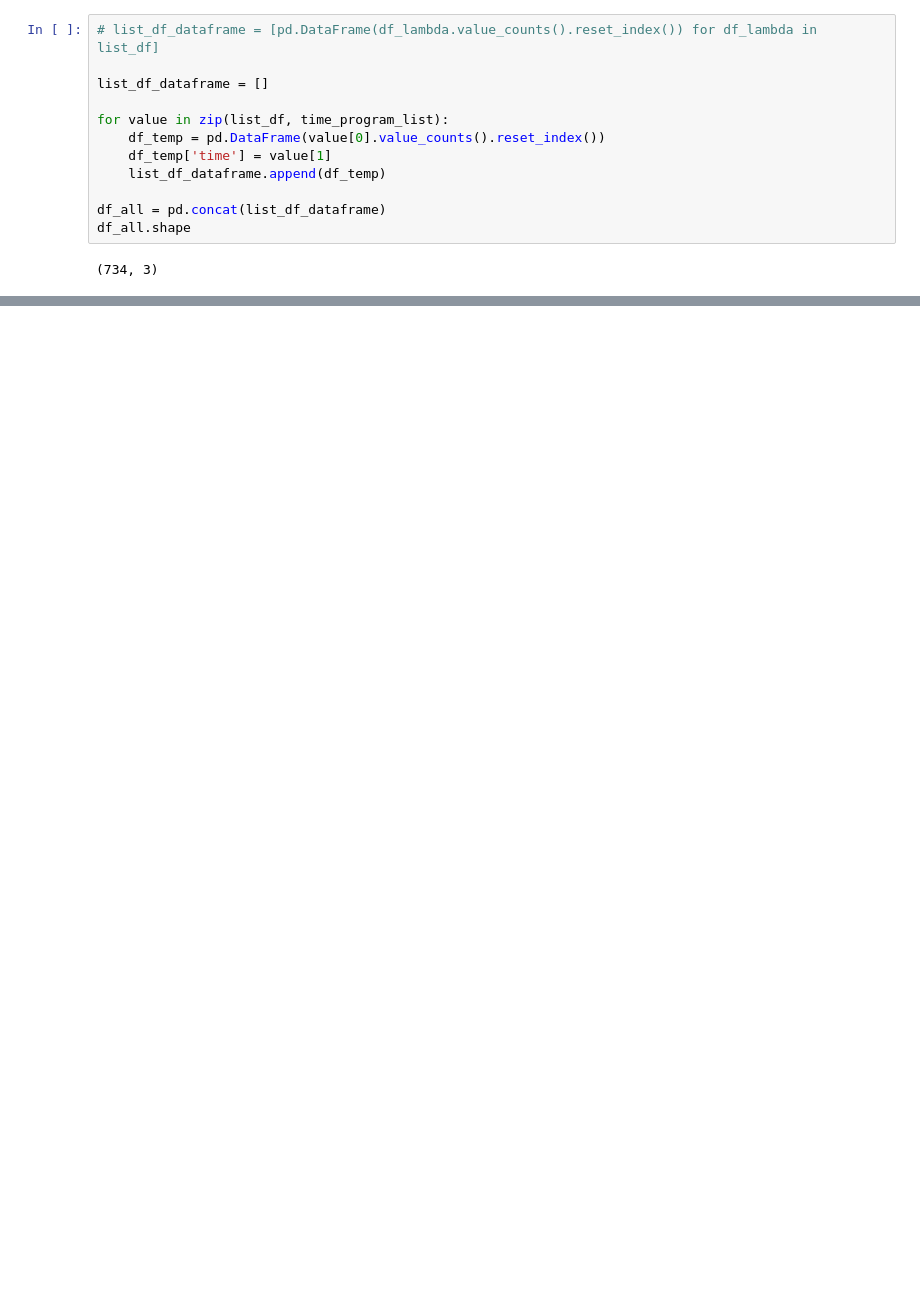
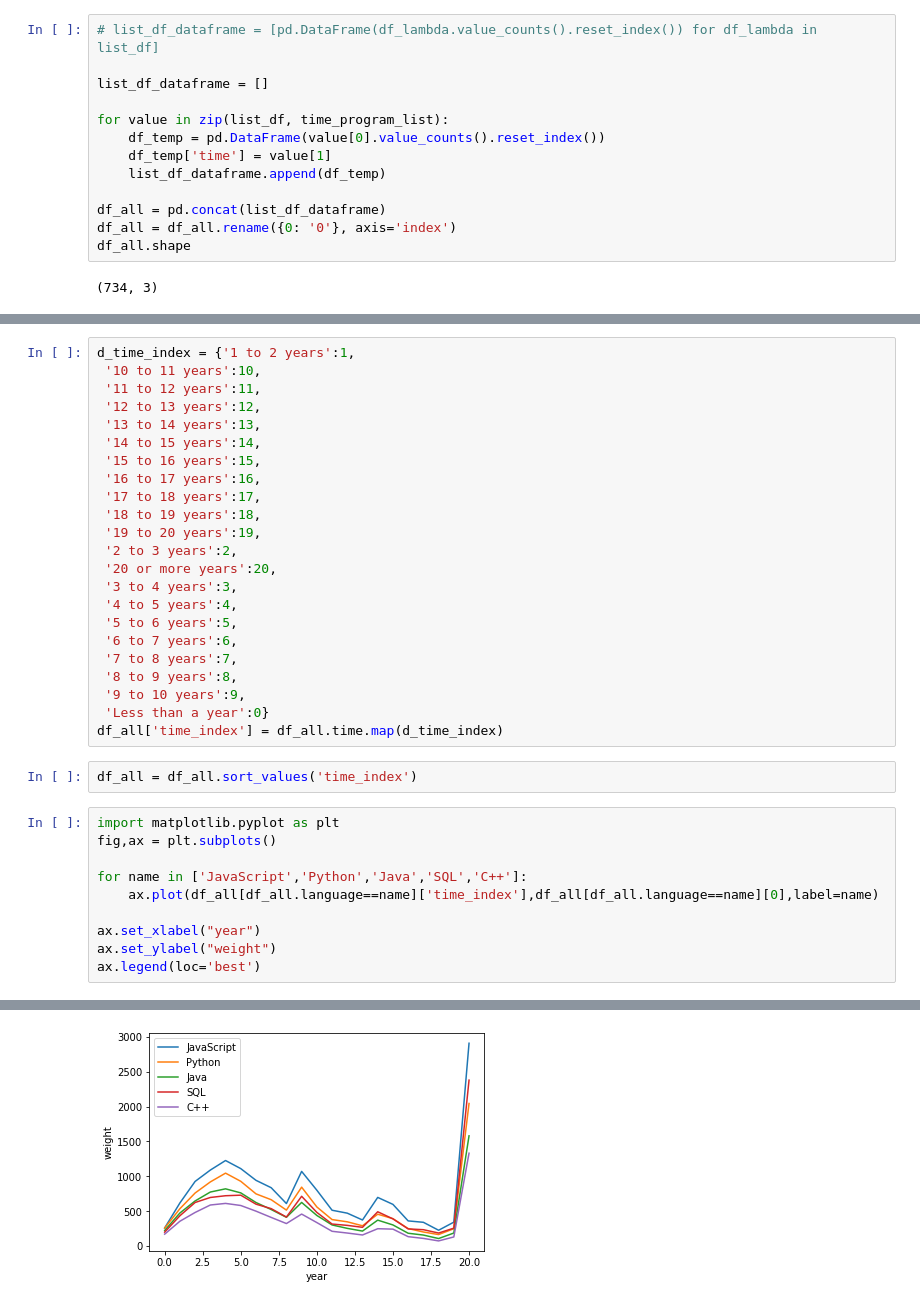
Before and after one commit to abndre/portifolio_udacity_data, a Jupyter notebook: data_science/Stack_Overflow_Developer_Survey/Stack Overflow Data - 2017 Survey.ipynb, the cells around one changed output, grey strips where cells are left out. Saved outputs shown, nothing was run; the diff lists cells and outputs as text; blank space fills up the shorter version.

```diff
--- a/data_science/Stack_Overflow_Developer_Survey/Stack Overflow Data - 2017 Survey.ipynb
+++ b/data_science/Stack_Overflow_Developer_Survey/Stack Overflow Data - 2017 Survey.ipynb
@@ -165,6 +165,7 @@ for value in zip(list_df, time_program_list):
     list_df_dataframe.append(df_temp)
 
 df_all = pd.concat(list_df_dataframe)
+df_all = df_all.rename({0: '0'}, axis='index')
 df_all.shape
 # %% [output]
 (734, 3)
@@ -210,0 +196,36 @@ list_df_dataframe[1].head()
+# %%
+d_time_index = {'1 to 2 years':1,
+ '10 to 11 years':10,
+ '11 to 12 years':11,
+ '12 to 13 years':12,
+ '13 to 14 years':13,
+ '14 to 15 years':14,
+ '15 to 16 years':15,
+ '16 to 17 years':16,
+ '17 to 18 years':17,
+ '18 to 19 years':18,
+ '19 to 20 years':19,
+ '2 to 3 years':2,
+ '20 or more years':20,
+ '3 to 4 years':3,
+ '4 to 5 years':4,
+ '5 to 6 years':5,
+ '6 to 7 years':6,
+ '7 to 8 years':7,
+ '8 to 9 years':8,
+ '9 to 10 years':9,
+ 'Less than a year':0}
+df_all['time_index'] = df_all.time.map(d_time_index)
+# %%
+df_all = df_all.sort_values('time_index')
+# %%
+import matplotlib.pyplot as plt
+fig,ax = plt.subplots()
+
+for name in ['JavaScript','Python','Java','SQL','C++']:
+    ax.plot(df_all[df_all.language==name]['time_index'],df_all[df_all.language==name][0],label=name)
+
+ax.set_xlabel("year")
+ax.set_ylabel("weight")
+ax.legend(loc='best')
+# %% [output]
@@ -210,0 +233 @@ list_df_dataframe[1].head()
+[figure, added]
```
Also changed, not shown: parts of 7 cells of this notebook, 1 other file.
